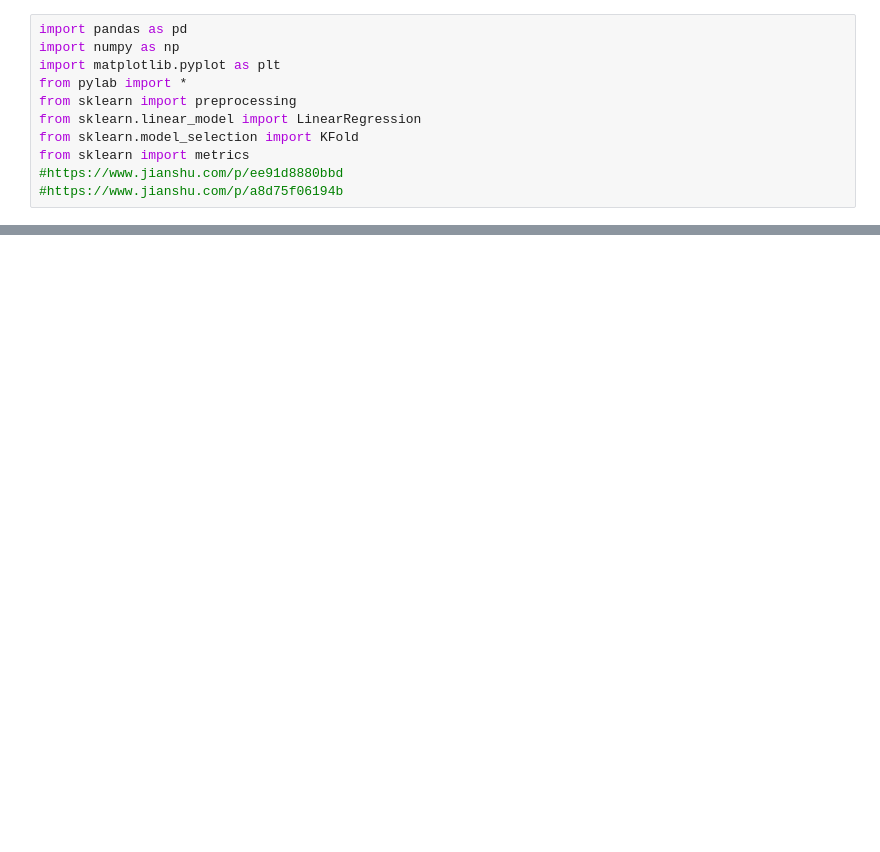
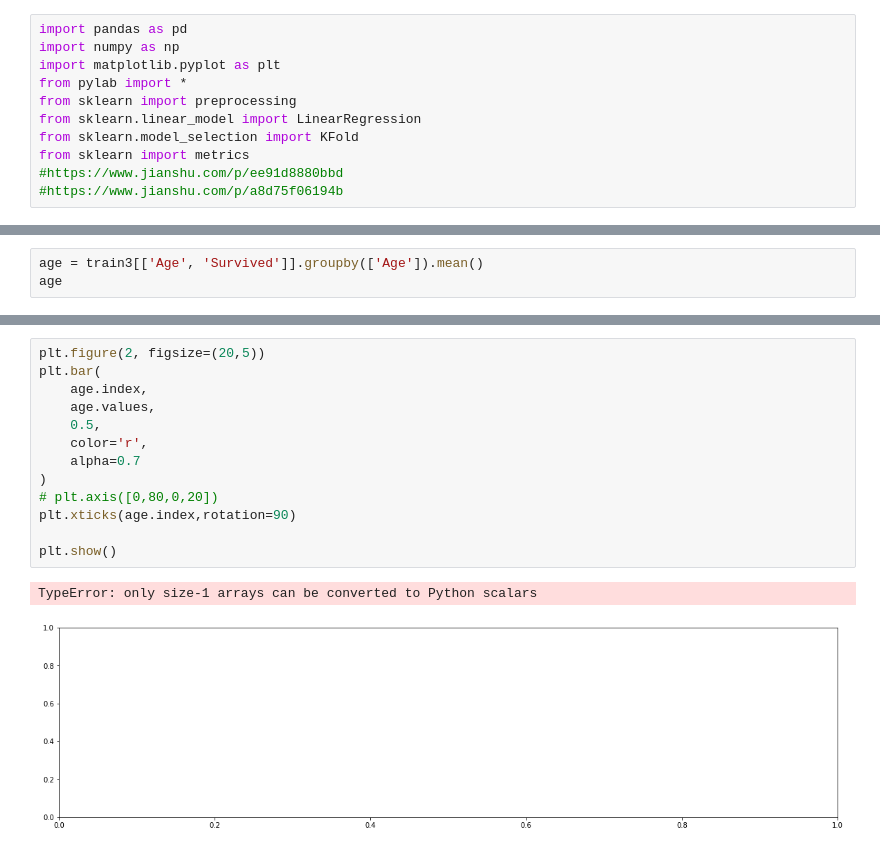
Before and after one commit to Ghlano/Kaggle, a Jupyter notebook: Titanic/Titanic.ipynb, the cells around one changed output, grey strips where cells are left out. Drawn from its saved outputs; the diff is of its cells as text; blank space fills up the shorter version.

```diff
--- a/Titanic/Titanic.ipynb
+++ b/Titanic/Titanic.ipynb
@@ -98,0 +257,3 @@ TypeError: __init__() got an unexpected keyword argument 'n_folds'
+# %%
+age = train3[['Age', 'Survived']].groupby(['Age']).mean()
+age
@@ -98,0 +275,16 @@ TypeError: __init__() got an unexpected keyword argument 'n_folds'
+# %%
+plt.figure(2, figsize=(20,5))
+plt.bar(
+    age.index,
+    age.values,
+    0.5,
+    color='r',
+    alpha=0.7
+)
+# plt.axis([0,80,0,20])
+plt.xticks(age.index,rotation=90)
+
+plt.show()
+# %% [output]
+TypeError: only size-1 arrays can be converted to Python scalars
+[figure, added]
```
Also changed, not shown: parts of 49 cells of this notebook, 3 other files.
